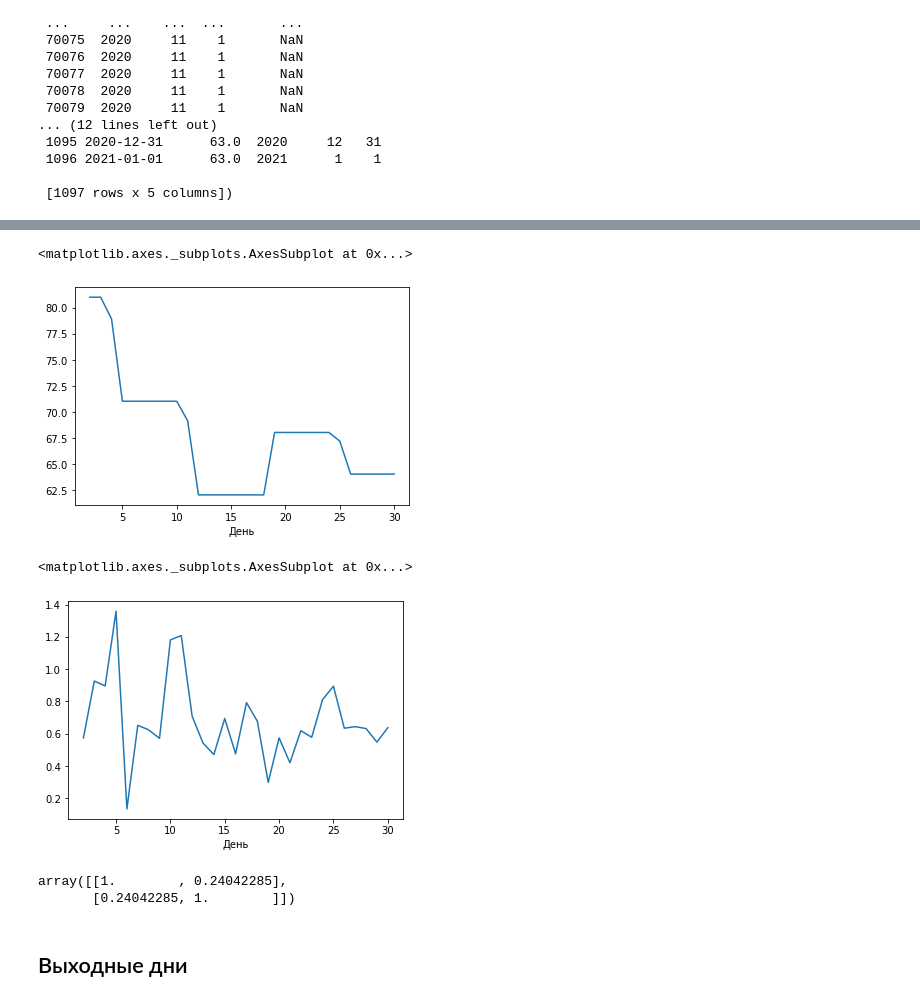
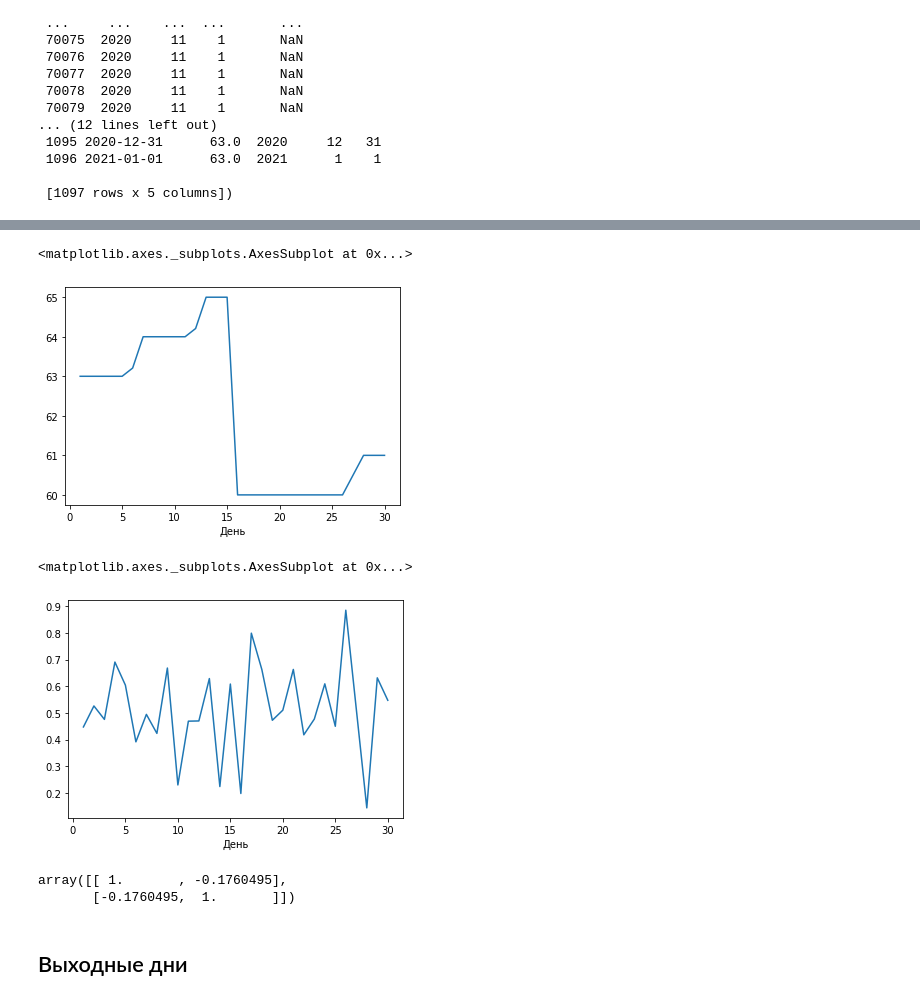
Before and after one commit to Egoluback/nti_ml_20-21, a Jupyter notebook: 2_stage/task2/nti_ml_2_2.ipynb, the cells around one changed output, grey strips where cells are left out. Drawn from its saved outputs; the diff is of its cells as text; code cells hidden in the pictures.

```diff
--- a/2_stage/task2/nti_ml_2_2.ipynb
+++ b/2_stage/task2/nti_ml_2_2.ipynb
@@ -575,7 +575,7 @@ array([[1.       , 0.2067084],
 # %% [markdown]
 ### 3. Поисковые запросы
 # %%
-df_wo_init = pd.read_csv("data/searches_wo.csv")
+df_wo_init = pd.read_csv("data/searches/searches_wo.csv")
 
 df_wo = pd.DataFrame(np.array([list(df_wo_init["Категория: Все категории"].index)[1 :], list(df_wo_init["Категория: Все категории"])[1 :]]).T, columns = ["week", "searches"])
 df_wo
@@ -926,0 +930,6 @@ df_train["searches"] = days_fullymd["searches"]
+# %%
+df_searches = pd.read_csv("data/searches_full.csv")
+
+df_train = pd.merge(df_train, df_searches)
+
+df_train
@@ -927,19 +955,19 @@ df_train["searches"] = days_fullymd["searches"]
 # %%
-data_month = df_train[(df_train["Канал"] == "СТС") & (df_train["Месяц"] == "Май") & (df_train["Год"] == 2019)].groupby("День")
-data_month["searches"].mean().plot()
+data_month = df_train[(df_train["Канал"] == "ТНТ") & (df_train["Месяц"] == "Сентябрь") & (df_train["Год"] == 2019)].groupby("День")
+data_month["searches_wo"].mean().plot()
 # %% [output]
 <matplotlib.axes._subplots.AxesSubplot at 0x...>
-[figure, old version]
+[figure, new version]
 # %%
 data_month[tvr_18].mean().plot()
 # %% [output]
 <matplotlib.axes._subplots.AxesSubplot at 0x...>
-[figure, old version]
+[figure, new version]
 # %%
-np.corrcoef(data_month["searches"].mean(), data_month[tvr_18].mean())
+np.corrcoef(data_month["searches_wo"].mean(), data_month[tvr_18].mean())
 # %% [output]
-array([[1.        , 0.24042285],
-       [0.24042285, 1.        ]])
+array([[ 1.       , -0.1760495],
+       [-0.1760495,  1.       ]])
 # %% [markdown]
 ## Выходные дни
 # %%
```
Also changed, not shown: parts of 9 cells of this notebook, 9 other files.
